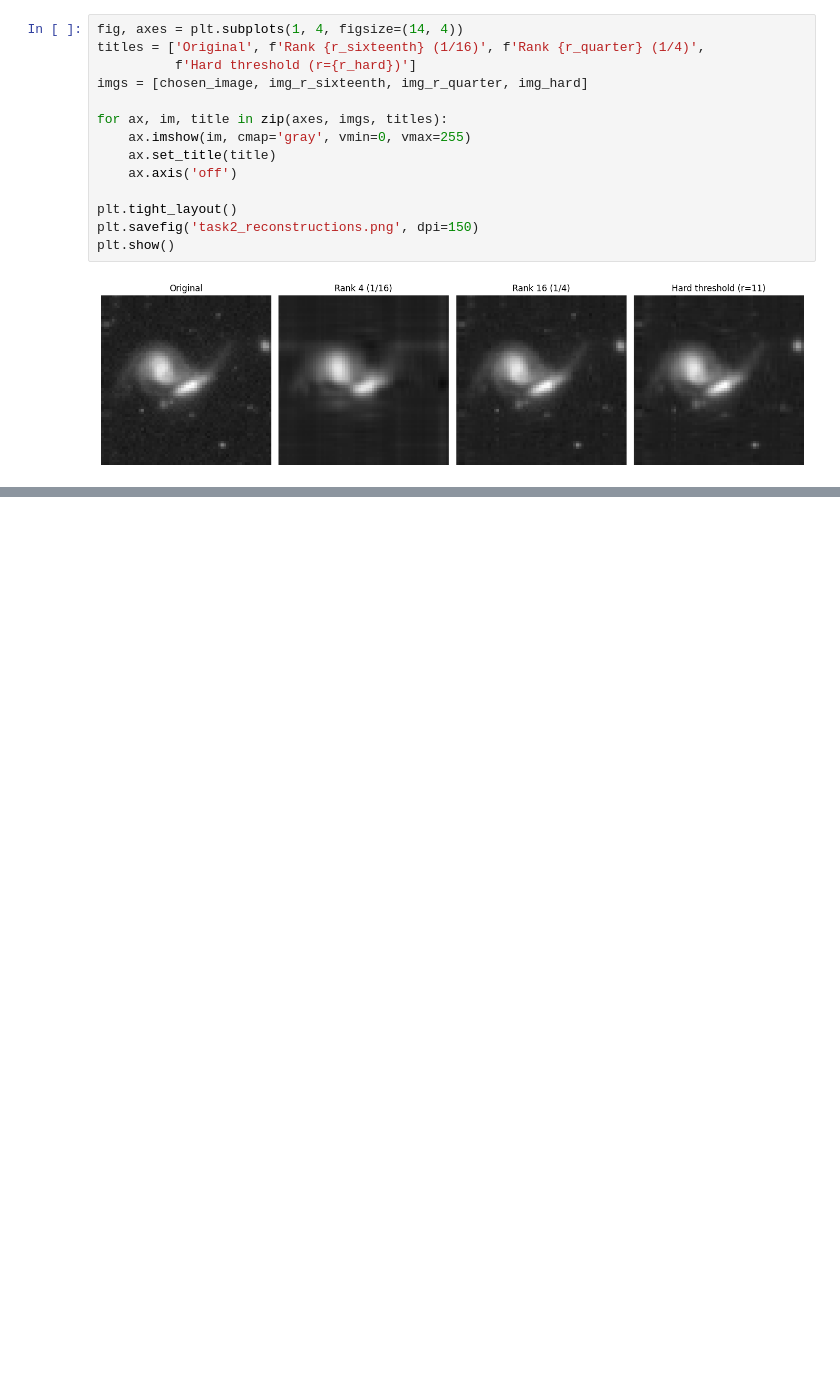
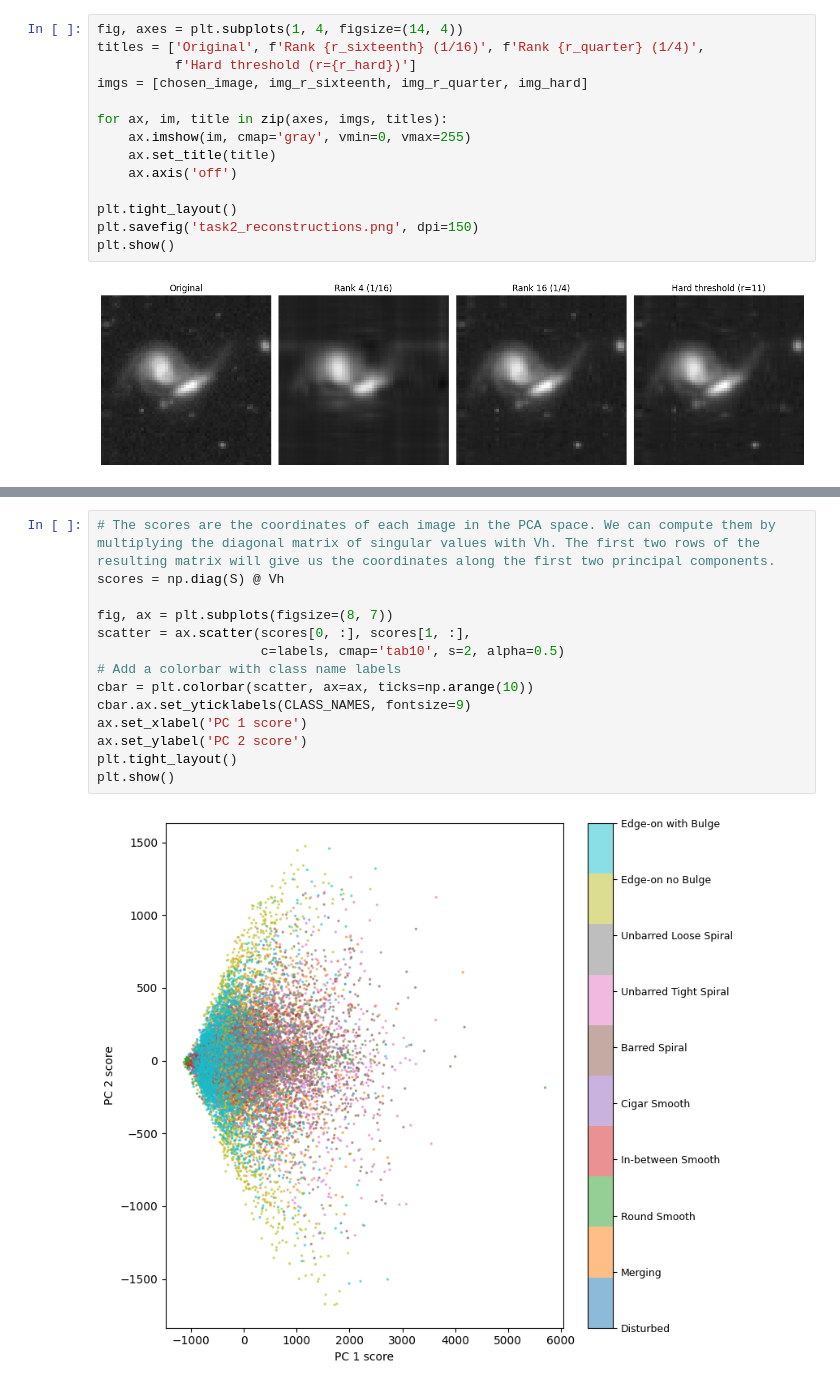
Before and after one commit to eiseleb47/DataScience, a Jupyter notebook: Worksheet_3/1-3.ipynb, the cells around one changed output, grey strips where cells are left out. Drawn from its saved outputs; the diff is of its cells as text; blank space fills up the shorter version.

```diff
--- a/Worksheet_3/wks_3.ipynb
+++ b/Worksheet_3/1-3.ipynb
@@ -142,0 +191,16 @@ plt.show()
+# %%
+# The scores are the coordinates of each image in the PCA space. We can compute them by multiplying the diagonal matrix of singular values with Vh. The first two rows of the resulting matrix will give us the coordinates along the first two principal components.
+scores = np.diag(S) @ Vh
+
+fig, ax = plt.subplots(figsize=(8, 7))
+scatter = ax.scatter(scores[0, :], scores[1, :],
+                     c=labels, cmap='tab10', s=2, alpha=0.5)
+# Add a colorbar with class name labels
+cbar = plt.colorbar(scatter, ax=ax, ticks=np.arange(10))
+cbar.ax.set_yticklabels(CLASS_NAMES, fontsize=9)
+ax.set_xlabel('PC 1 score')
+ax.set_ylabel('PC 2 score')
+plt.tight_layout()
+plt.show()
+# %% [output]
+[figure, added]
```
Also changed, not shown: parts of 7 cells of this notebook.
